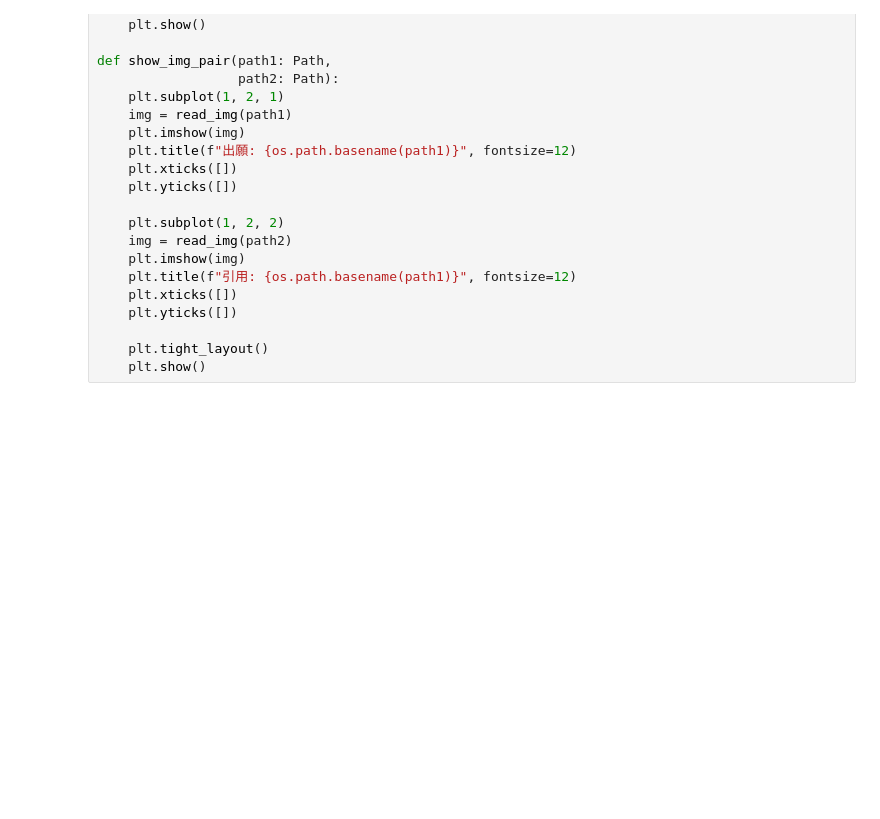
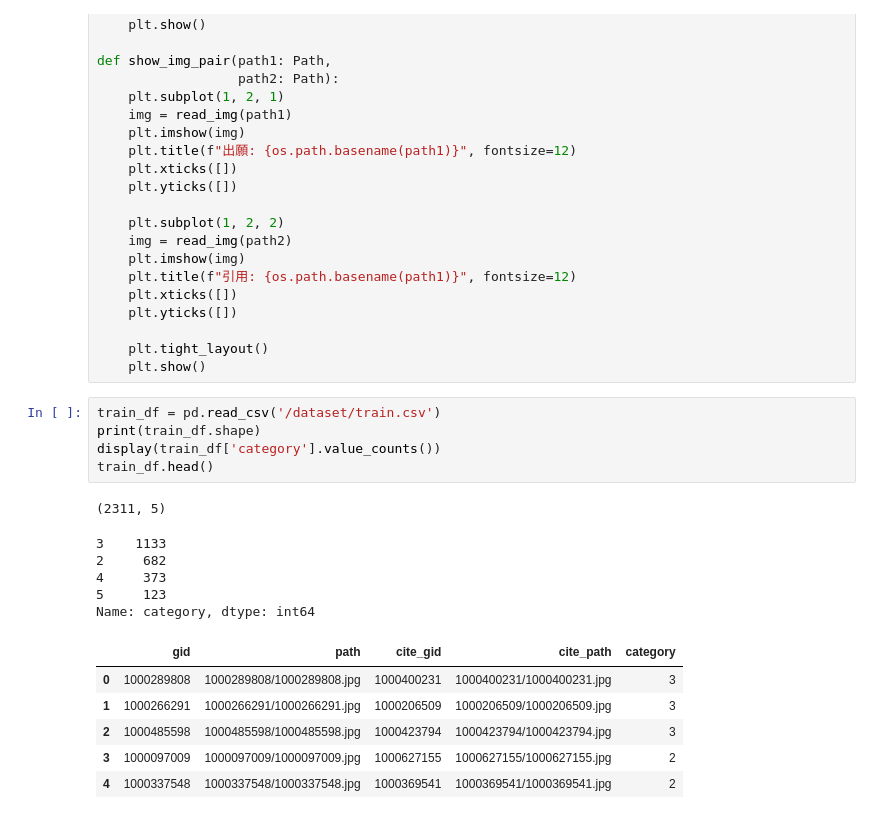
Before and after one commit to makkimaki/nishika-image-search-work, a Jupyter notebook: notebook/dataset_info.ipynb, the cells around one changed output. Saved outputs shown, nothing was run; the diff lists cells and outputs as text; blank space fills up the shorter version.

```diff
--- a/notebook/dataset_info.ipynb
+++ b/notebook/dataset_info.ipynb
@@ -46,3 +46,21 @@ def show_img_pair(path1: Path,
 
     plt.tight_layout()
     plt.show()
+# %%
+train_df = pd.read_csv('/dataset/train.csv')
+print(train_df.shape)
+display(train_df['category'].value_counts())
+train_df.head()
+# %% [output]
+(2311, 5)
+3    1133
+2     682
+4     373
+5     123
+Name: category, dtype: int64
+|  | gid | path | cite_gid | cite_path | category |
+| 0 | 1000289808 | 1000289808/1000289808.jpg | 1000400231 | 1000400231/1000400231.jpg | 3 |
+| 1 | 1000266291 | 1000266291/1000266291.jpg | 1000206509 | 1000206509/1000206509.jpg | 3 |
+| 2 | 1000485598 | 1000485598/1000485598.jpg | 1000423794 | 1000423794/1000423794.jpg | 3 |
+| 3 | 1000097009 | 1000097009/1000097009.jpg | 1000627155 | 1000627155/1000627155.jpg | 2 |
+| 4 | 1000337548 | 1000337548/1000337548.jpg | 1000369541 | 1000369541/1000369541.jpg | 2 |
```
Also changed, not shown: parts of 3 cells of this notebook.
